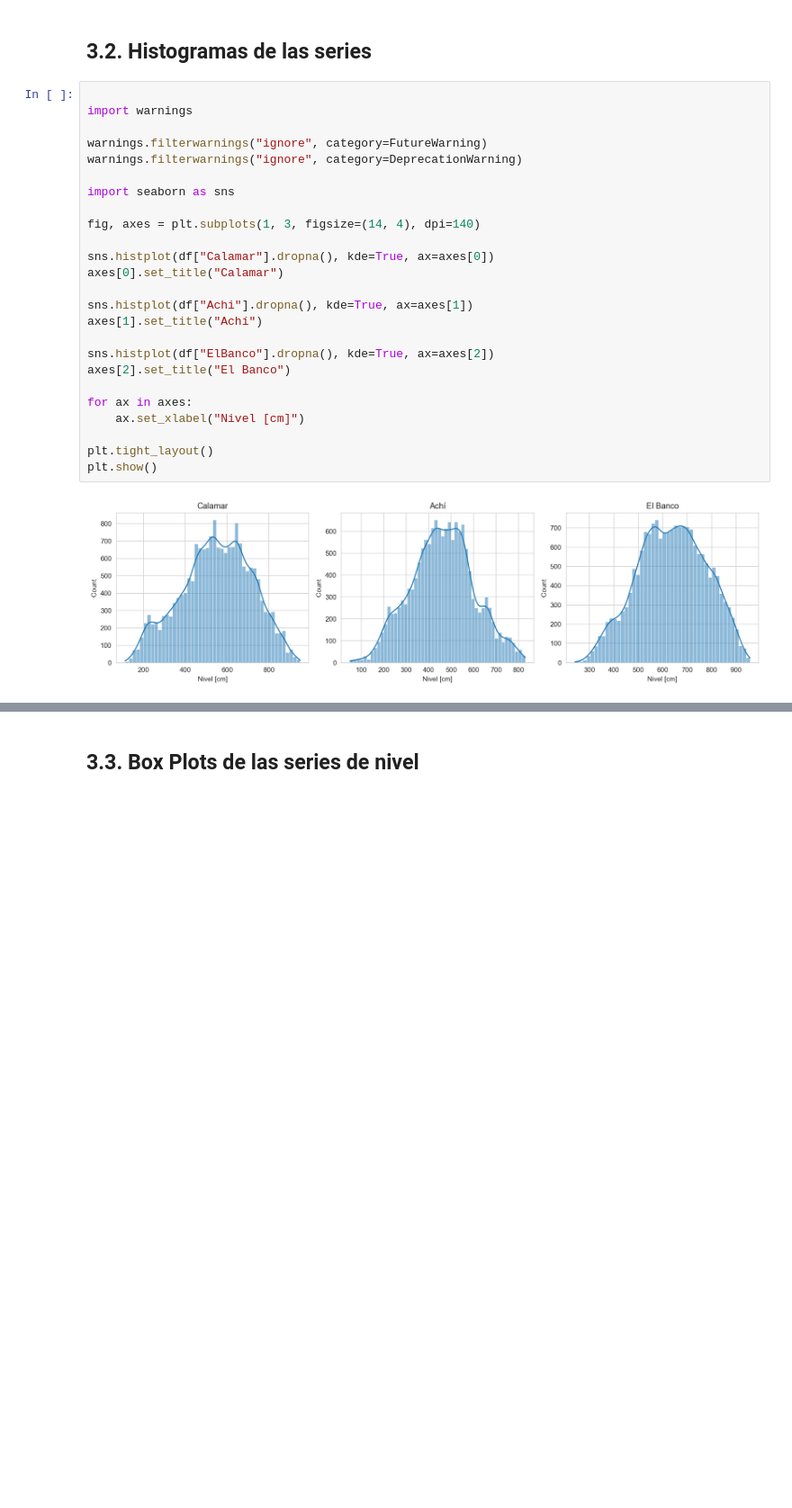
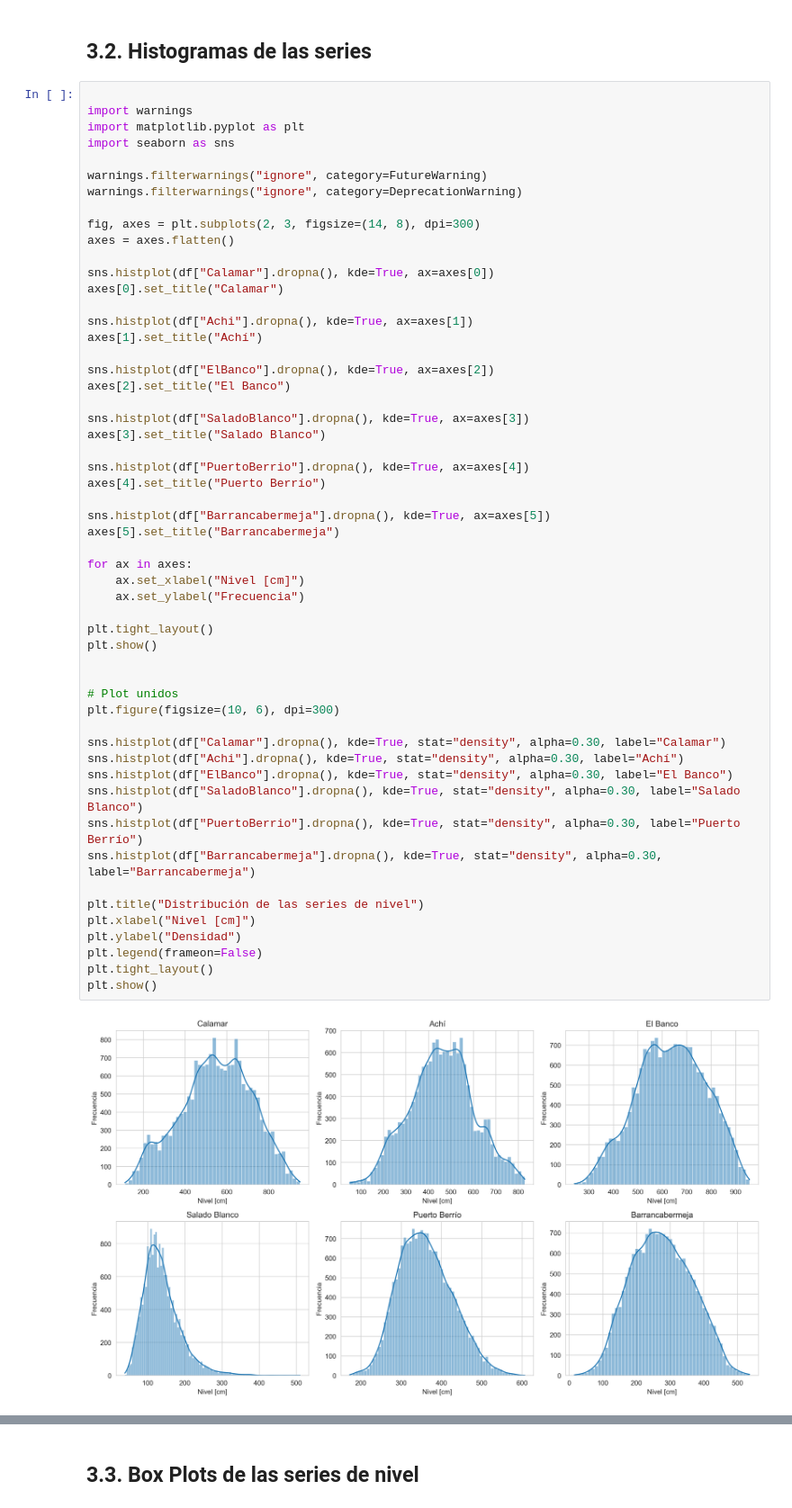
Before and after one commit to mcamargo697-cyber/jbook_ml202610, a Jupyter notebook: docs/3_Exploracion.ipynb, the cells around one changed output, grey strips where cells are left out. Shown at 90% size. Saved outputs shown, nothing was run; the diff lists cells and outputs as text; blank space fills up the shorter version.

```diff
--- a/docs/3_Exploracion.ipynb
+++ b/docs/3_Exploracion.ipynb
@@ -92,27 +104,56 @@ dtype: int64
 # %%
 
 import warnings
+import matplotlib.pyplot as plt
+import seaborn as sns
 
 warnings.filterwarnings("ignore", category=FutureWarning)
 warnings.filterwarnings("ignore", category=DeprecationWarning)
 
-import seaborn as sns
-
-fig, axes = plt.subplots(1, 3, figsize=(14, 4), dpi=140)
+fig, axes = plt.subplots(2, 3, figsize=(14, 8), dpi=300)
+axes = axes.flatten()
 
 sns.histplot(df["Calamar"].dropna(), kde=True, ax=axes[0])
 axes[0].set_title("Calamar")
 
 sns.histplot(df["Achi"].dropna(), kde=True, ax=axes[1])
 axes[1].set_title("Achí")
 
 sns.histplot(df["ElBanco"].dropna(), kde=True, ax=axes[2])
 axes[2].set_title("El Banco")
 
+sns.histplot(df["SaladoBlanco"].dropna(), kde=True, ax=axes[3])
+axes[3].set_title("Salado Blanco")
+
+sns.histplot(df["PuertoBerrio"].dropna(), kde=True, ax=axes[4])
+axes[4].set_title("Puerto Berrío")
+
+sns.histplot(df["Barrancabermeja"].dropna(), kde=True, ax=axes[5])
+axes[5].set_title("Barrancabermeja")
+
 for ax in axes:
     ax.set_xlabel("Nivel [cm]")
+    ax.set_ylabel("Frecuencia")
 
 plt.tight_layout()
 plt.show()
+
+
+# Plot unidos
+plt.figure(figsize=(10, 6), dpi=300)
+
+sns.histplot(df["Calamar"].dropna(), kde=True, stat="density", alpha=0.30, label="Calamar")
+sns.histplot(df["Achi"].dropna(), kde=True, stat="density", alpha=0.30, label="Achí")
+sns.histplot(df["ElBanco"].dropna(), kde=True, stat="density", alpha=0.30, label="El Banco")
+sns.histplot(df["SaladoBlanco"].dropna(), kde=True, stat="density", alpha=0.30, label="Salado Blanco")
+sns.histplot(df["PuertoBerrio"].dropna(), kde=True, stat="density", alpha=0.30, label="Puerto Berrío")
+sns.histplot(df["Barrancabermeja"].dropna(), kde=True, stat="density", alpha=0.30, label="Barrancabermeja")
+
+plt.title("Distribución de las series de nivel")
+plt.xlabel("Nivel [cm]")
+plt.ylabel("Densidad")
+plt.legend(frameon=False)
+plt.tight_layout()
+plt.show()
 # %% [output]
-[figure, old version]
+[figure, new version]
```
Also changed, not shown: parts of 7 cells of this notebook, 3 other files.
